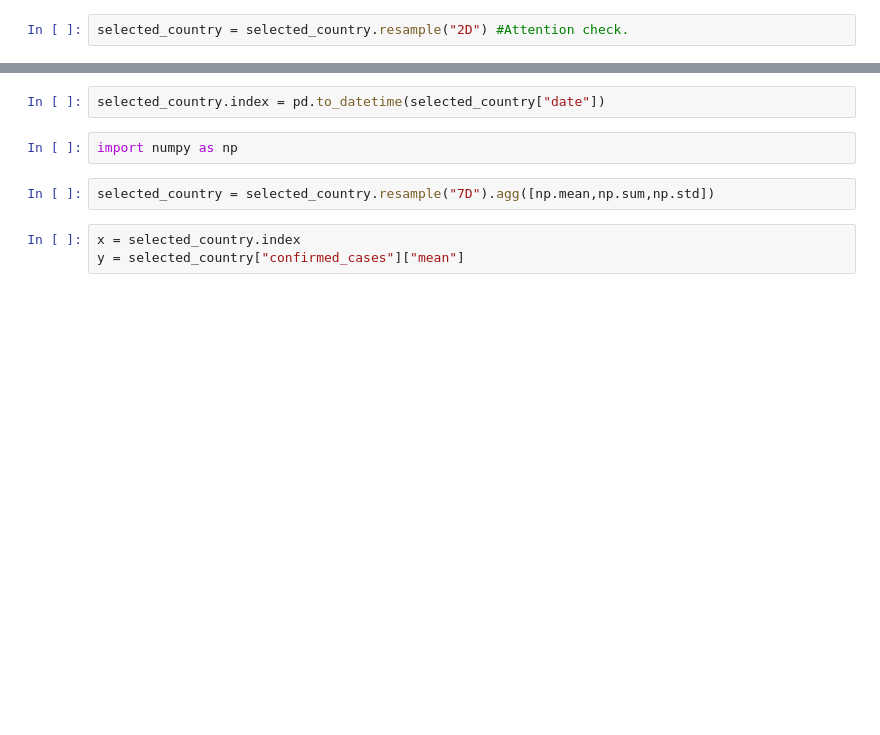
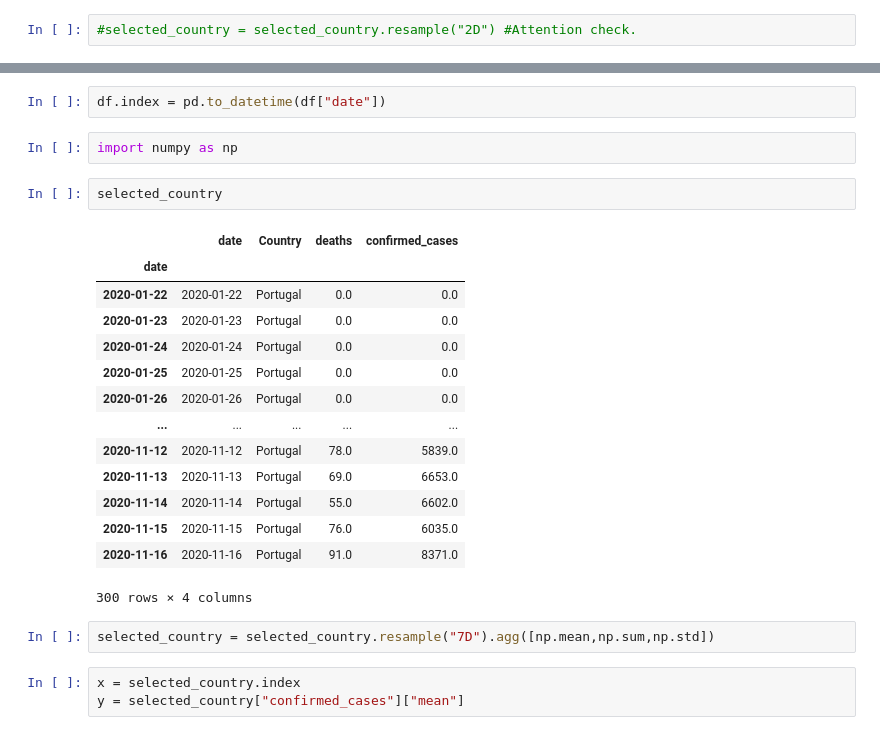
Before and after one commit to vohcolab/PandaViz-Workshop, a Jupyter notebook: Beatnik Use case/Learning Bokeh-01.ipynb, the cells around one changed output, grey strips where cells are left out. Saved outputs shown, nothing was run; the diff lists cells and outputs as text; blank space fills up the shorter version.

```diff
--- a/Beatnik Use case/Learning Bokeh-01.ipynb
+++ b/Beatnik Use case/Learning Bokeh-01.ipynb
@@ -183,4 +197,4 @@ country = "Portugal"
 mask = df["Country"] ==country
 selected_country = df[mask]
 # %%
-selected_country = selected_country.resample("2D") #Attention check.
+#selected_country = selected_country.resample("2D") #Attention check.
@@ -189,7 +201,24 @@ TypeError: Only valid with DatetimeIndex, TimedeltaIndex or PeriodIndex, but got
 # %%
-selected_country.index = pd.to_datetime(selected_country["date"])
+df.index = pd.to_datetime(df["date"])
 # %%
 import numpy as np
+# %%
+selected_country
+# %% [output]
+|  | date | Country | deaths | confirmed_cases |
+| date |  |  |  |  |
+| 2020-01-22 | 2020-01-22 | Portugal | 0.0 | 0.0 |
+| 2020-01-23 | 2020-01-23 | Portugal | 0.0 | 0.0 |
+| 2020-01-24 | 2020-01-24 | Portugal | 0.0 | 0.0 |
+| 2020-01-25 | 2020-01-25 | Portugal | 0.0 | 0.0 |
+| 2020-01-26 | 2020-01-26 | Portugal | 0.0 | 0.0 |
+| ... | ... | ... | ... | ... |
+| 2020-11-12 | 2020-11-12 | Portugal | 78.0 | 5839.0 |
+| 2020-11-13 | 2020-11-13 | Portugal | 69.0 | 6653.0 |
+| 2020-11-14 | 2020-11-14 | Portugal | 55.0 | 6602.0 |
+| 2020-11-15 | 2020-11-15 | Portugal | 76.0 | 6035.0 |
+| 2020-11-16 | 2020-11-16 | Portugal | 91.0 | 8371.0 |
+300 rows × 4 columns
 # %%
 selected_country = selected_country.resample("7D").agg([np.mean,np.sum,np.std])
 # %%
```
Also changed, not shown: parts of 29 cells of this notebook, 1 other file.
